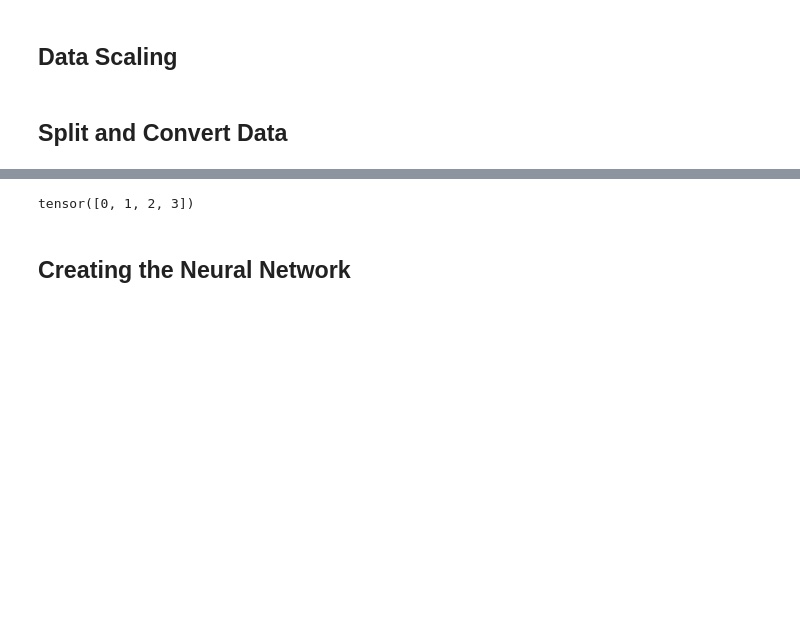
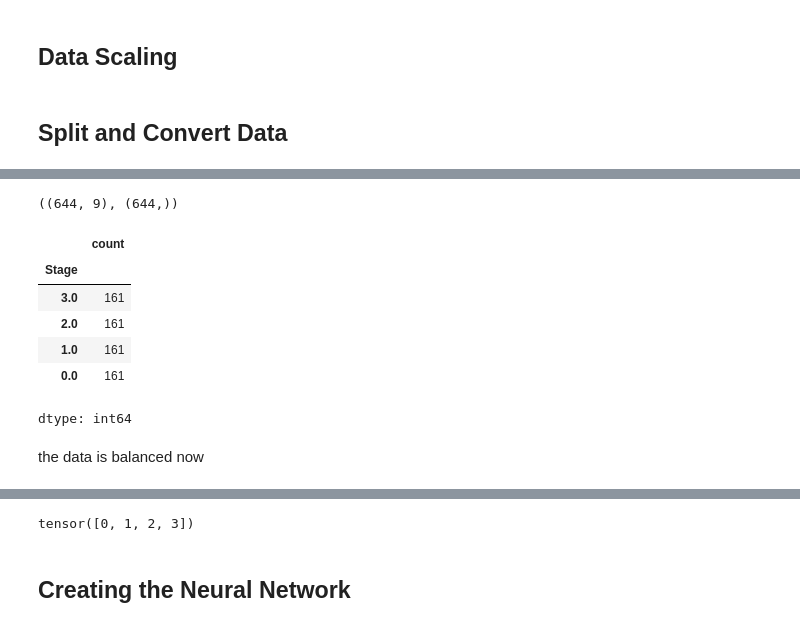
Before and after one commit to yashkathe/Cirrhosis-Prediction, a Jupyter notebook: cirrhosis_prediction_pytorch_batch_sgd.ipynb, the cells around one changed output, grey strips where cells are left out. Drawn from its saved outputs; the diff is of its cells as text; code cells hidden in the pictures; blank space fills up the shorter version.

```diff
--- a/cirrhosis_prediction_pytorch_batch_sgd.ipynb
+++ b/cirrhosis_prediction_pytorch_batch_sgd.ipynb
@@ -185,0 +203,27 @@ X_train, X_test, y_train, y_test = train_test_split(X, y, test_size=0.2, random_
+# %%
+smote = SMOTE(random_state=42)
+
+X_resampled, y_resampled = smote.fit_resample(X, y)
+
+X_resampled.shape, y_resampled.shape
+# %% [output]
+((644, 9), (644,))
+# %%
+X_resampled = pd.DataFrame(X_resampled, columns=X.columns)
+y_resampled = pd.Series(y_resampled, name='Stage')
+# %%
+# data available for each feature
+
+count_stages = y_resampled.value_counts()
+
+count_stages
+# %% [output]
+|  | count |
+| Stage |  |
+| 3.0 | 161 |
+| 2.0 | 161 |
+| 1.0 | 161 |
+| 0.0 | 161 |
+dtype: int64
+# %% [markdown]
+the data is balanced now
```
Also changed, not shown: parts of 12 cells of this notebook.
